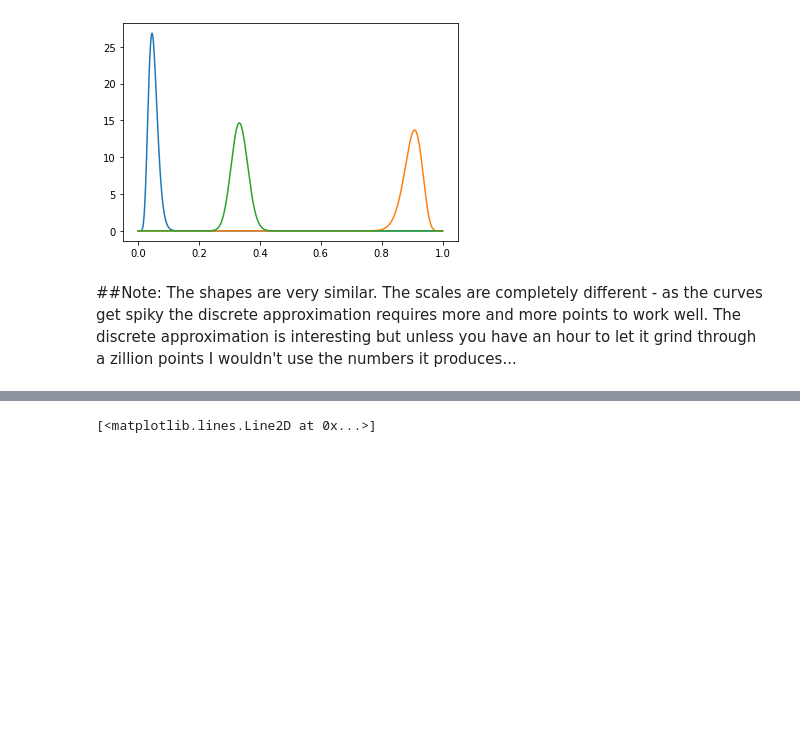
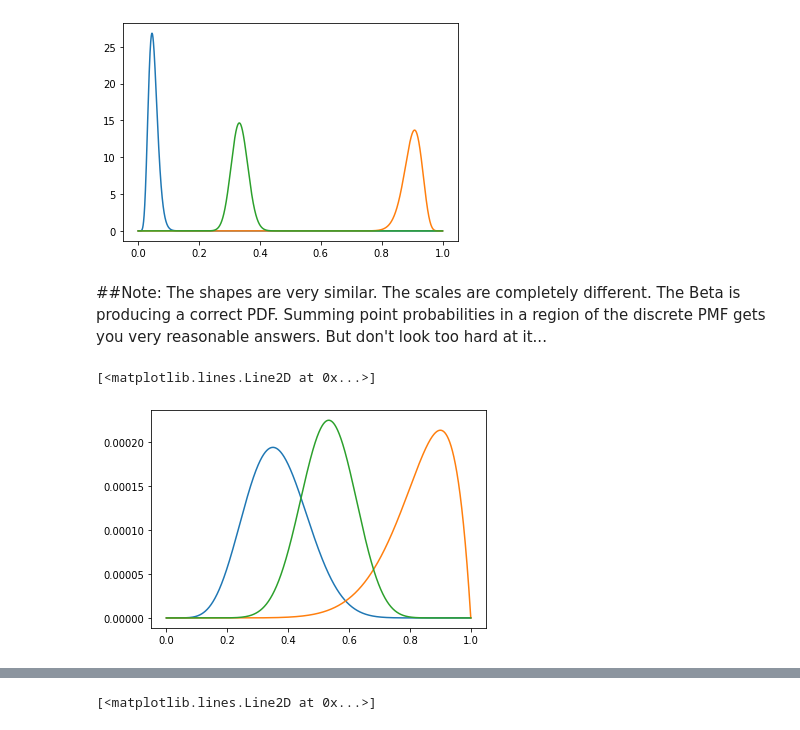
Before and after one commit to ctarrington/try-colab, a Jupyter notebook: beta_multiplication.ipynb, the cells around one changed output, grey strips where cells are left out. Saved outputs shown, nothing was run; the diff lists cells and outputs as text; code cells hidden in the pictures; blank space fills up the shorter version.

```diff
--- a/beta_multiplication.ipynb
+++ b/beta_multiplication.ipynb
@@ -77,5 +77,27 @@ plot(trial_ps, product_rv.pdf(trial_ps))
 # %% [output]
 [<matplotlib.lines.Line2D at 0x...>]
 [figure]
-# %% [markdown]
-##Note: The shapes are very similar. The scales are completely different - as the curves get spiky the discrete approximation requires more and more points to work well. The discrete approximation is interesting but unless you have an hour to let it grind through a zillion points I wouldn't use the numbers it produces...
+# %% [markdown]
+##Note: The shapes are very similar. The scales are completely different.
+The Beta is producing a correct PDF. Summing point probabilities in a region of the discrete PMF gets you very reasonable answers. But don't look too hard at it...
+# %%
+# A less spiky example
+not_good  = binomial_p(20, 7)  # 7 succeed, 13 fail
+good = binomial_p(10, 9)  # ninety percent success rate
+
+not_good_probs = normalize([not_good(p) for p in trial_ps])
+good_probs = normalize([good(p) for p in trial_ps])
+
+# multiply each discrete probability to approximate the product of two distributions
+product_probs = normalize([not_good_p*good_p for not_good_p, good_p in zip(not_good_probs, good_probs)])
+
+not_good_rv = beta(7, 13)
+good_rv = beta(9,1)
+product_rv = beta(16, 14)
+# %%
+plot(trial_ps, not_good_probs)
+plot(trial_ps, good_probs)
+plot(trial_ps, product_probs)
+# %% [output]
+[<matplotlib.lines.Line2D at 0x...>]
+[figure, added]
```
Also changed, not shown: parts of 3 cells of this notebook.
